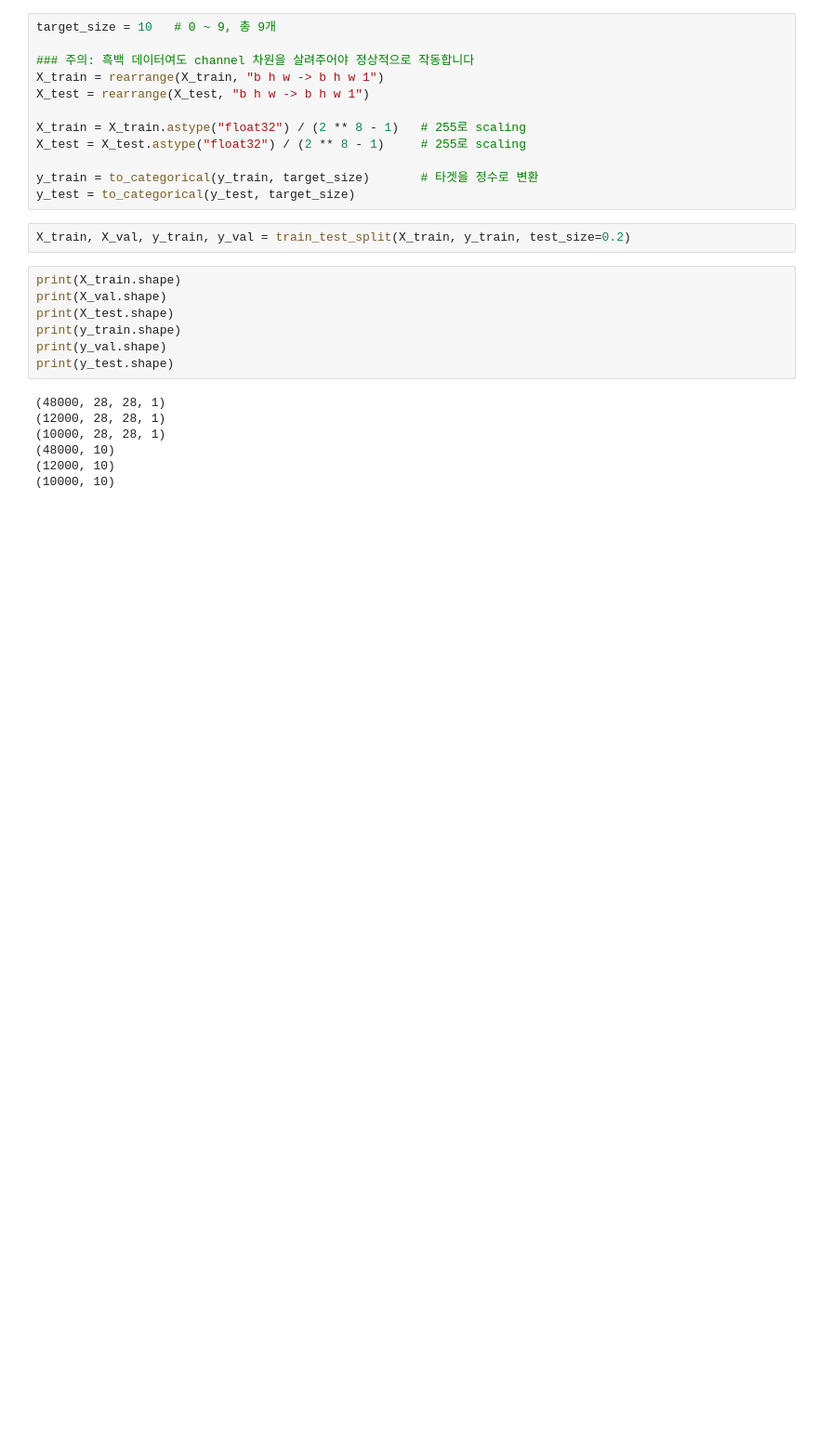
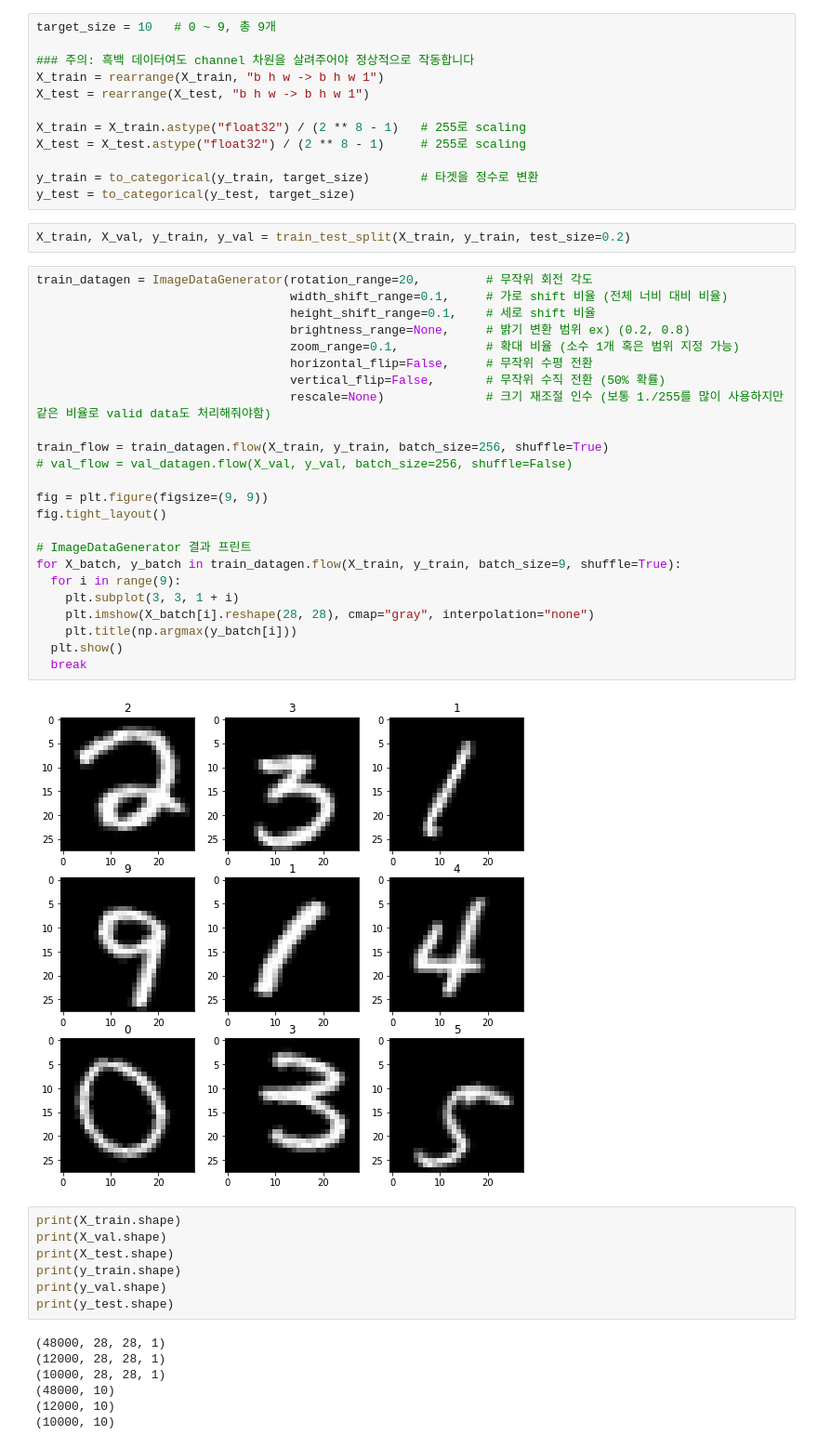
Before and after one commit to xhslwndls/-Parrot_5th_Level1, a Jupyter notebook: SOPCNN(수정).ipynb, the cells around one changed output. Shown at 93% size. Cells and saved outputs as stored; diff of their text form; blank space fills up the shorter version.

```diff
--- a/SOPCNN(수정).ipynb
+++ b/SOPCNN(수정).ipynb
@@ -58,6 +59,32 @@ y_train = to_categorical(y_train, target_size)       # 타겟을 정수로 변
 y_test = to_categorical(y_test, target_size)
 # %%
 X_train, X_val, y_train, y_val = train_test_split(X_train, y_train, test_size=0.2)
+# %%
+train_datagen = ImageDataGenerator(rotation_range=20,         # 무작위 회전 각도
+                                   width_shift_range=0.1,     # 가로 shift 비율 (전체 너비 대비 비율)
+                                   height_shift_range=0.1,    # 세로 shift 비율
+                                   brightness_range=None,     # 밝기 변환 범위 ex) (0.2, 0.8)
+                                   zoom_range=0.1,            # 확대 비율 (소수 1개 혹은 범위 지정 가능)
+                                   horizontal_flip=False,     # 무작위 수평 전환
+                                   vertical_flip=False,       # 무작위 수직 전환 (50% 확률)
+                                   rescale=None)              # 크기 재조절 인수 (보통 1./255를 많이 사용하지만 같은 비율로 valid data도 처리해줘야함)
+
+train_flow = train_datagen.flow(X_train, y_train, batch_size=256, shuffle=True)
+# val_flow = val_datagen.flow(X_val, y_val, batch_size=256, shuffle=False)
+
+fig = plt.figure(figsize=(9, 9))
+fig.tight_layout()
+
+# ImageDataGenerator 결과 프린트
+for X_batch, y_batch in train_datagen.flow(X_train, y_train, batch_size=9, shuffle=True):
+  for i in range(9):
+    plt.subplot(3, 3, 1 + i)
+    plt.imshow(X_batch[i].reshape(28, 28), cmap="gray", interpolation="none")
+    plt.title(np.argmax(y_batch[i]))
+  plt.show()
+  break
+# %% [output]
+[figure, added]
 # %%
 print(X_train.shape)
 print(X_val.shape)
```
Also changed, not shown: parts of 2 cells of this notebook.
